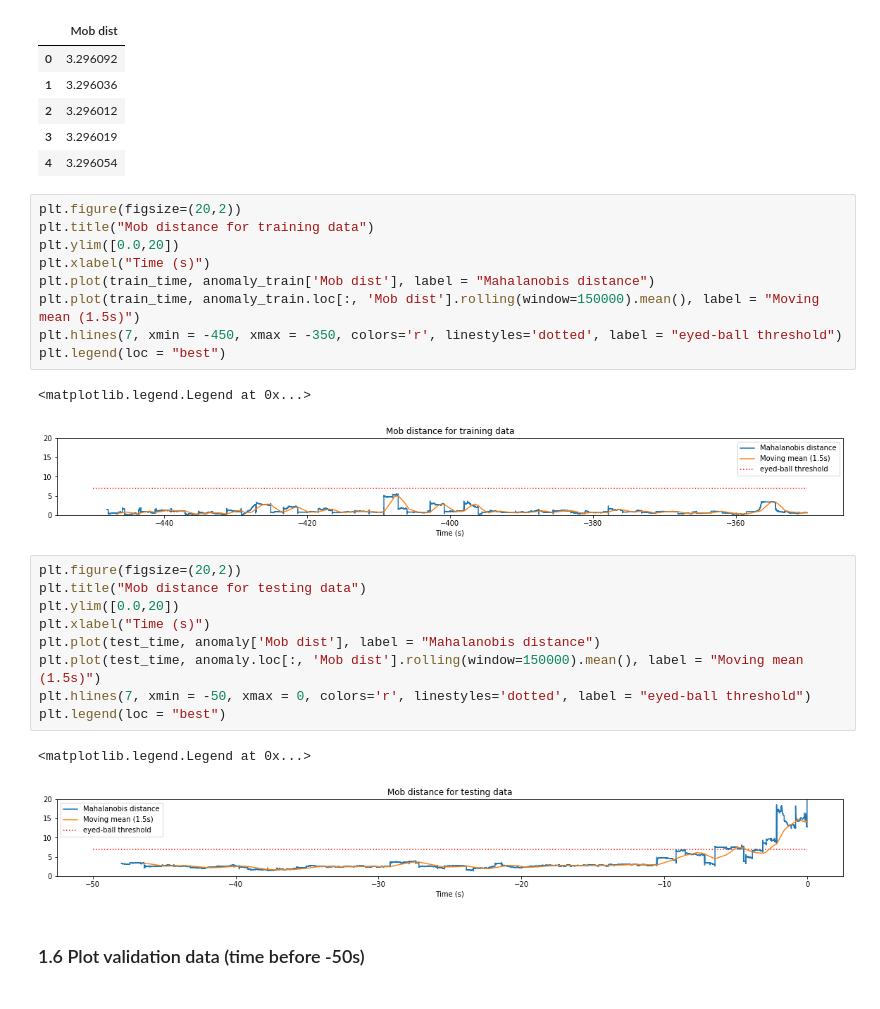
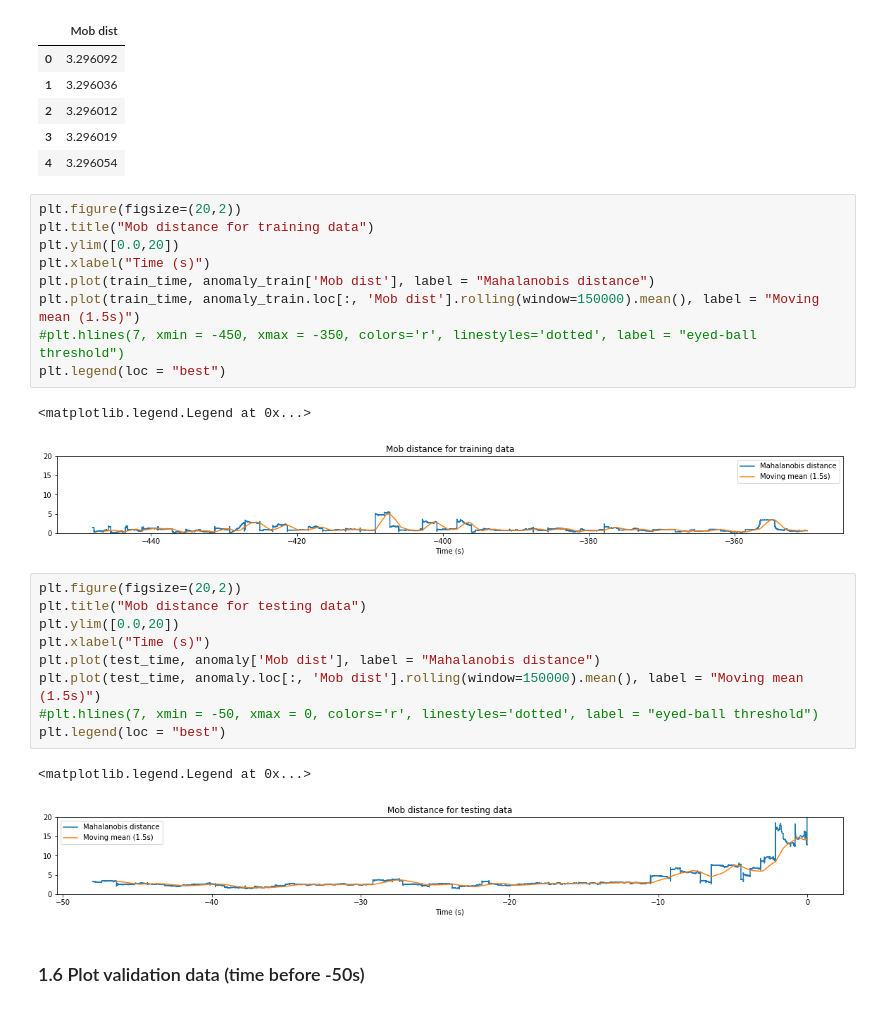
Before and after one commit to Duchstf/quench-detector, a Jupyter notebook: PCA-Mob-Ramp4.ipynb, the cells around one changed output. Drawn from its saved outputs; the diff is of its cells as text.

Commit message:
updates acoustic plotting codes

```diff
--- a/PCA-Mob-Ramp4.ipynb
+++ b/PCA-Mob-Ramp4.ipynb
@@ -660,15 +660,15 @@ anomaly.head()
 # %%
 plt.figure(figsize=(20,2))
 plt.title("Mob distance for training data")
 plt.ylim([0.0,20])
 plt.xlabel("Time (s)")
 plt.plot(train_time, anomaly_train['Mob dist'], label = "Mahalanobis distance")
 plt.plot(train_time, anomaly_train.loc[:, 'Mob dist'].rolling(window=150000).mean(), label = "Moving mean (1.5s)")
-plt.hlines(7, xmin = -450, xmax = -350, colors='r', linestyles='dotted', label = "eyed-ball threshold")
+#plt.hlines(7, xmin = -450, xmax = -350, colors='r', linestyles='dotted', label = "eyed-ball threshold")
 plt.legend(loc = "best")
 # %% [output]
 <matplotlib.legend.Legend at 0x...>
-[figure, old version]
+[figure, new version]
 # %%
 plt.figure(figsize=(20,2))
 plt.title("Mob distance for testing data")
@@ -676,11 +676,11 @@ plt.ylim([0.0,20])
 plt.xlabel("Time (s)")
 plt.plot(test_time, anomaly['Mob dist'], label = "Mahalanobis distance")
 plt.plot(test_time, anomaly.loc[:, 'Mob dist'].rolling(window=150000).mean(), label = "Moving mean (1.5s)")
-plt.hlines(7, xmin = -50, xmax = 0, colors='r', linestyles='dotted', label = "eyed-ball threshold")
+#plt.hlines(7, xmin = -50, xmax = 0, colors='r', linestyles='dotted', label = "eyed-ball threshold")
 plt.legend(loc = "best")
 # %% [output]
 <matplotlib.legend.Legend at 0x...>
-[figure, old version]
+[figure, new version]
 # %% [markdown]
 ### 1.6 Plot validation data (time before -50s)
 # %%
```
Also changed, not shown: 5 other files.
